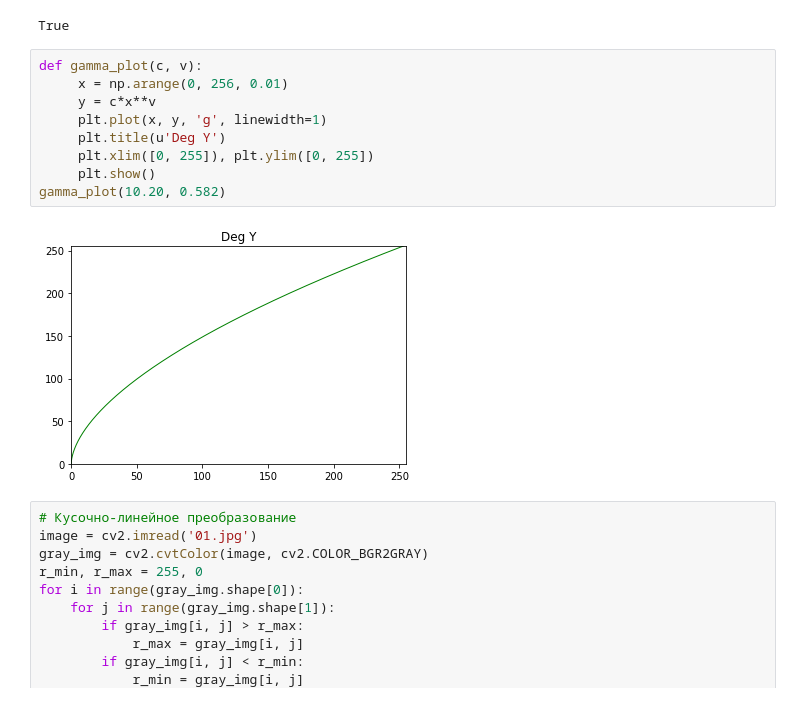
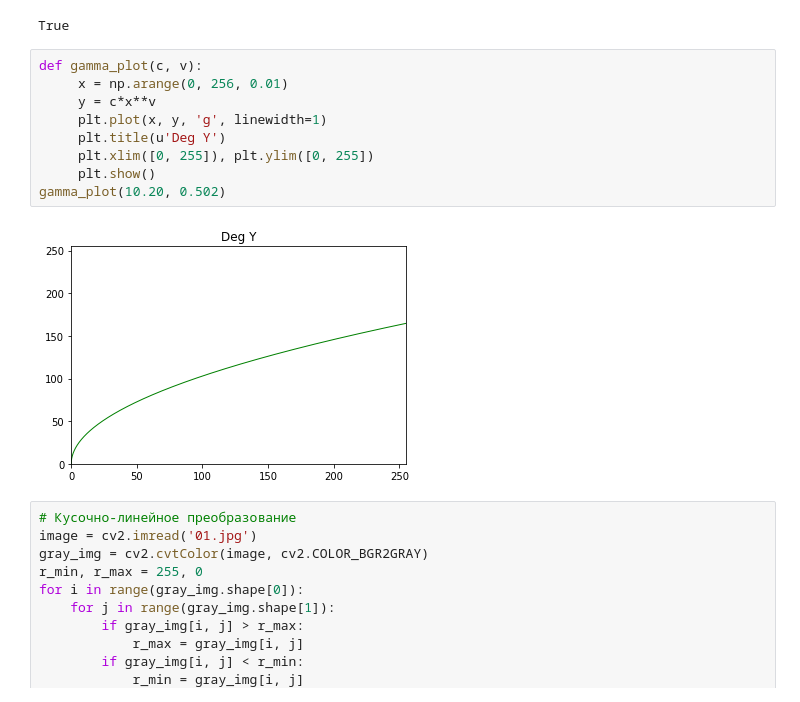
Before and after one commit to RaST0/MP_S2_2022, a Jupyter notebook: Lab2_ZaharovNA_214-321.ipynb, the cells around one changed output. Saved outputs shown, nothing was run; the diff lists cells and outputs as text.

```diff
--- a/Lab2_ZaharovNA_214-321.ipynb
+++ b/Lab2_ZaharovNA_214-321.ipynb
@@ -117,14 +119,14 @@ True
 # %%
 def gamma_plot(c, v):
      x = np.arange(0, 256, 0.01)
      y = c*x**v
      plt.plot(x, y, 'g', linewidth=1)
      plt.title(u'Deg Y')
      plt.xlim([0, 255]), plt.ylim([0, 255])
      plt.show()
-gamma_plot(10.20, 0.582)
+gamma_plot(10.20, 0.502)
 # %% [output]
-[figure, old version]
+[figure, new version]
 # %%
 # Кусочно-линейное преобразование
 image = cv2.imread('01.jpg')
```
Also changed, not shown: parts of 2 cells of this notebook, 41 other files.
